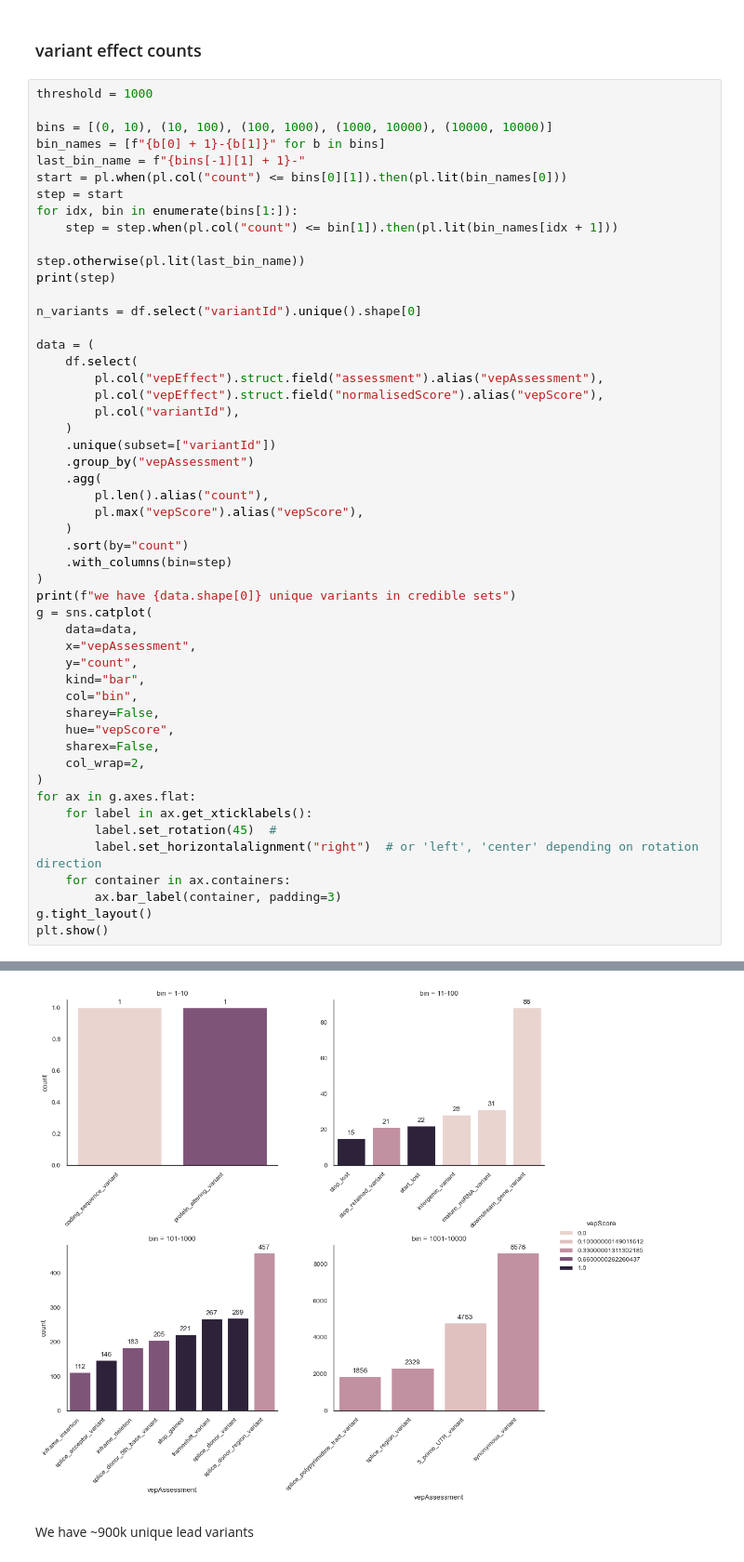
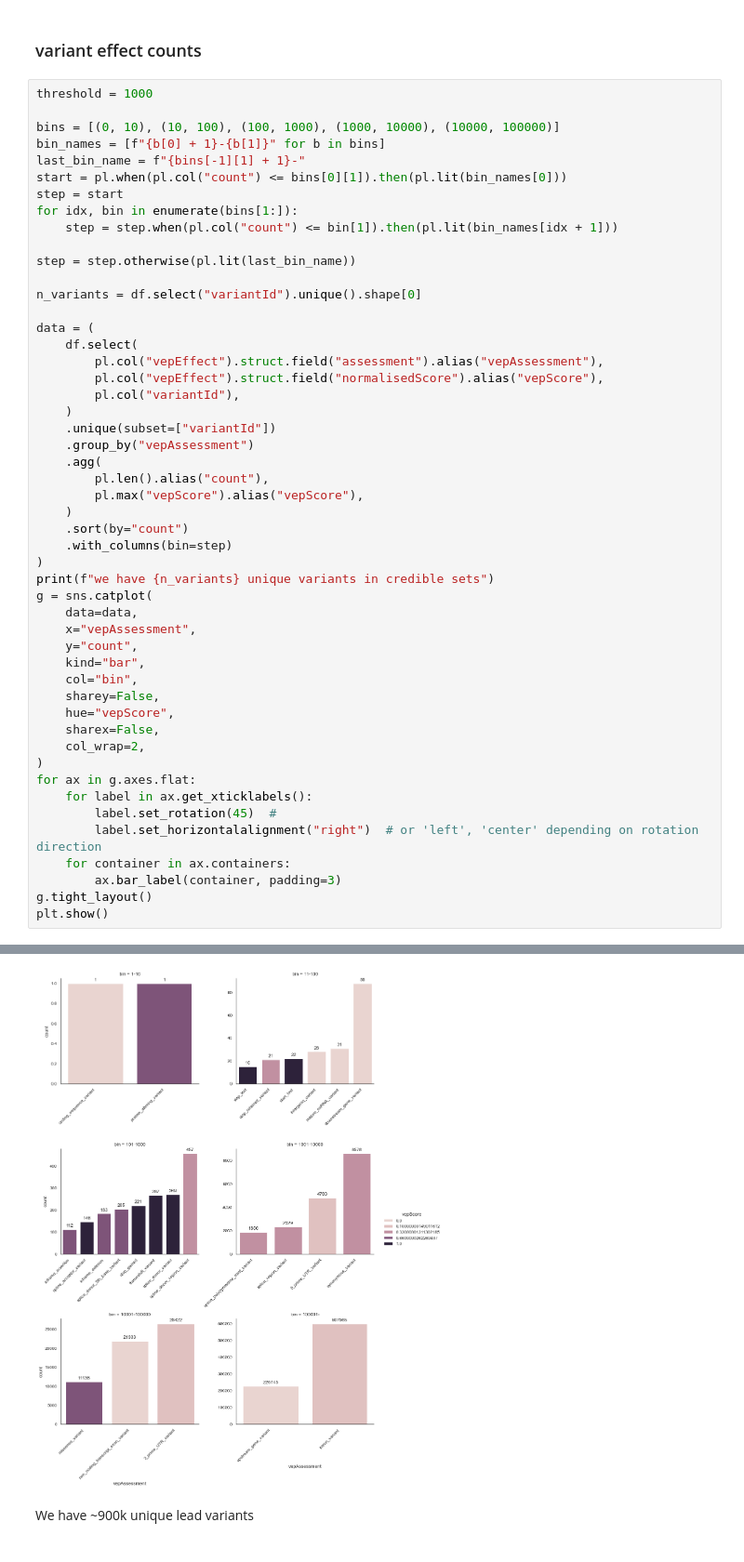
Before and after one commit to opentargets/Gentropy-manuscript, a Jupyter notebook: chapters/variant_effect_prediction/03-plots.ipynb, the cells around one changed output, grey strips where cells are left out. Shown at 93% size. Saved outputs shown, nothing was run; the diff lists cells and outputs as text.

Commit message:
fix: low number of variants

```diff
--- a/chapters/variant_effect_prediction/03-plots.ipynb
+++ b/chapters/variant_effect_prediction/03-plots.ipynb
@@ -310,7 +310,7 @@ plt.show()
 # %%
 threshold = 1000
 
-bins = [(0, 10), (10, 100), (100, 1000), (1000, 10000), (10000, 10000)]
+bins = [(0, 10), (10, 100), (100, 1000), (1000, 10000), (10000, 100000)]
 bin_names = [f"{b[0] + 1}-{b[1]}" for b in bins]
 last_bin_name = f"{bins[-1][1] + 1}-"
 start = pl.when(pl.col("count") <= bins[0][1]).then(pl.lit(bin_names[0]))
@@ -318,8 +318,7 @@ step = start
 for idx, bin in enumerate(bins[1:]):
     step = step.when(pl.col("count") <= bin[1]).then(pl.lit(bin_names[idx + 1]))
 
-step.otherwise(pl.lit(last_bin_name))
-print(step)
+step = step.otherwise(pl.lit(last_bin_name))
 
 n_variants = df.select("variantId").unique().shape[0]
 
@@ -338,7 +337,7 @@ data = (
     .sort(by="count")
     .with_columns(bin=step)
 )
-print(f"we have {data.shape[0]} unique variants in credible sets")
+print(f"we have {n_variants} unique variants in credible sets")
 g = sns.catplot(
     data=data,
     x="vepAssessment",
@@ -364,3 +362,3 @@ we have 25 unique variants in credible sets
-[figure, old version]
+[figure, new version]
 # %% [markdown]
 We have ~900k unique lead variants
```
Also changed, not shown: parts of 1 cell of this notebook.
